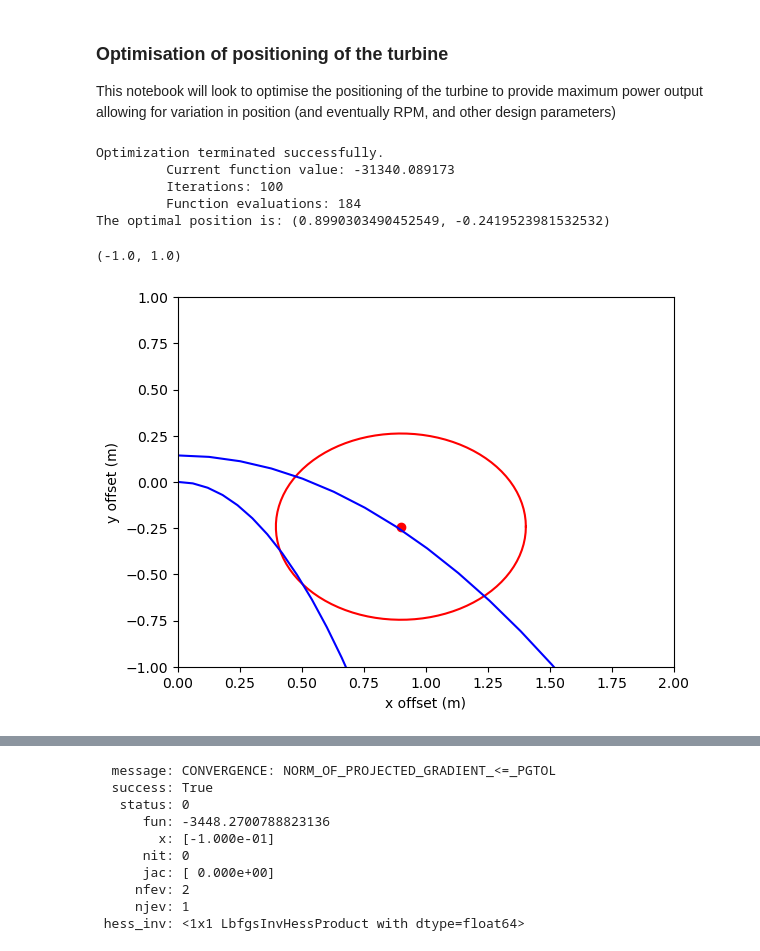
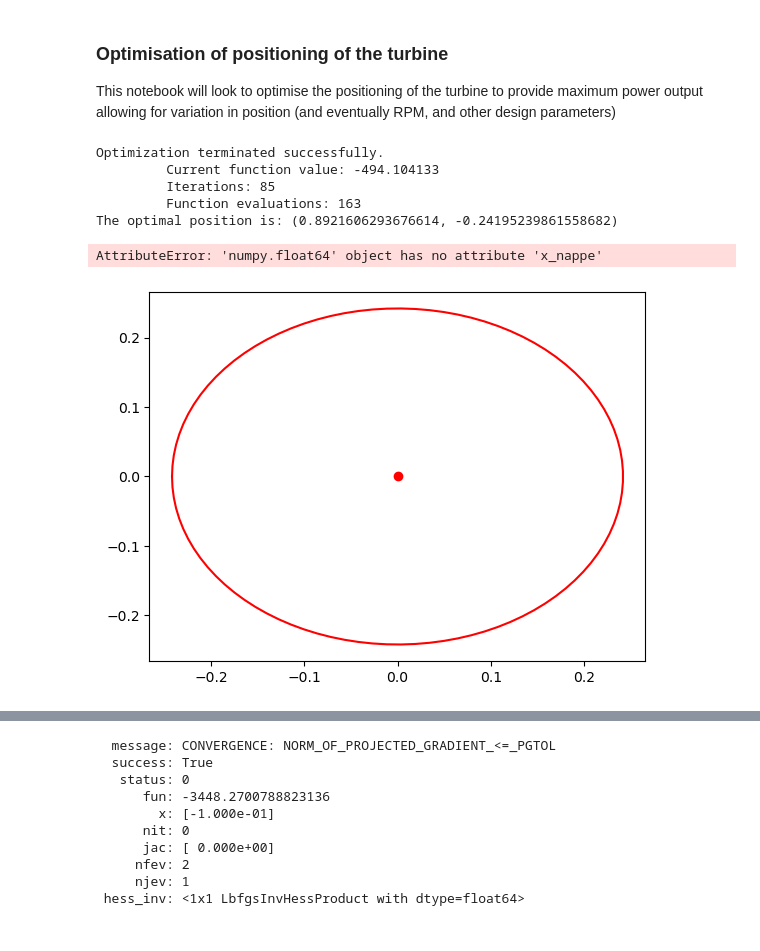
Before and after one commit to pilipb/DP4-code, a Jupyter notebook: optimisation.ipynb, the cells around one changed output, grey strips where cells are left out. Cells and saved outputs as stored; diff of their text form; code cells hidden in the pictures.

```diff
--- a/optimisation.ipynb
+++ b/optimisation.ipynb
@@ -21,9 +21,7 @@ num_blades = 5
 # x_centre = 0
 # y_centre = 0
 
-x_offset, y_offset = 0.5939999999999996,1.0859999999999905
-
-turbine = breastTurbine(radius,width, num_blades, 0, 0, river)
+turbine = breastTurbine( river)
 
 # first define the function to be optimised
 def fun(Y):
@@ -49,31 +47,19 @@ newx, newy = res
 print('The optimal position is: ({}, {})'.format(newx, newy))
 
 # reinstantiate the turbine
-turbine = breastTurbine(radius, width, num_blades, newx, newy, river)
+turbine = breastTurbine( newx, newy, river)
 # %% [output]
 Optimization terminated successfully.
-         Current function value: -31340.089173
-         Iterations: 100
-         Function evaluations: 184
-The optimal position is: (0.8990303490452549, -0.2419523981532532)
+         Current function value: -494.104133
+         Iterations: 85
+         Function evaluations: 163
+The optimal position is: (0.8921606293676614, -0.24195239861558682)
-# %%
-# plot the results - the turbine is in red
-plt.plot(turbine.x_centre , turbine.y_centre, 'ro')
-plt.plot(turbine.x, turbine.y, 'r')
-
-# plot the river
-plt.plot(river.x_nappe,river.y_nappe, 'b')
-plt.plot(river.x_bed,river.y_bed, 'b')
-
-# axis labels
-plt.xlabel('x offset (m)')
-plt.ylabel('y offset (m)')
-
-plt.xlim(0,2)
-plt.ylim(-1,1)
-# %% [output]
-(-1.0, 1.0)
-[figure, removed]
+# %%
+# plot the results - the turbine is in red
+turbine.plot_turbine()
+# %% [output]
+AttributeError: 'numpy.float64' object has no attribute 'x_nappe'
+[figure, added]
 # %%
 # show the performance of the turbine
 turbine.analysis(newx, newy , RPM = 15)
```
Also changed, not shown: parts of 3 cells of this notebook, 3 other files.
